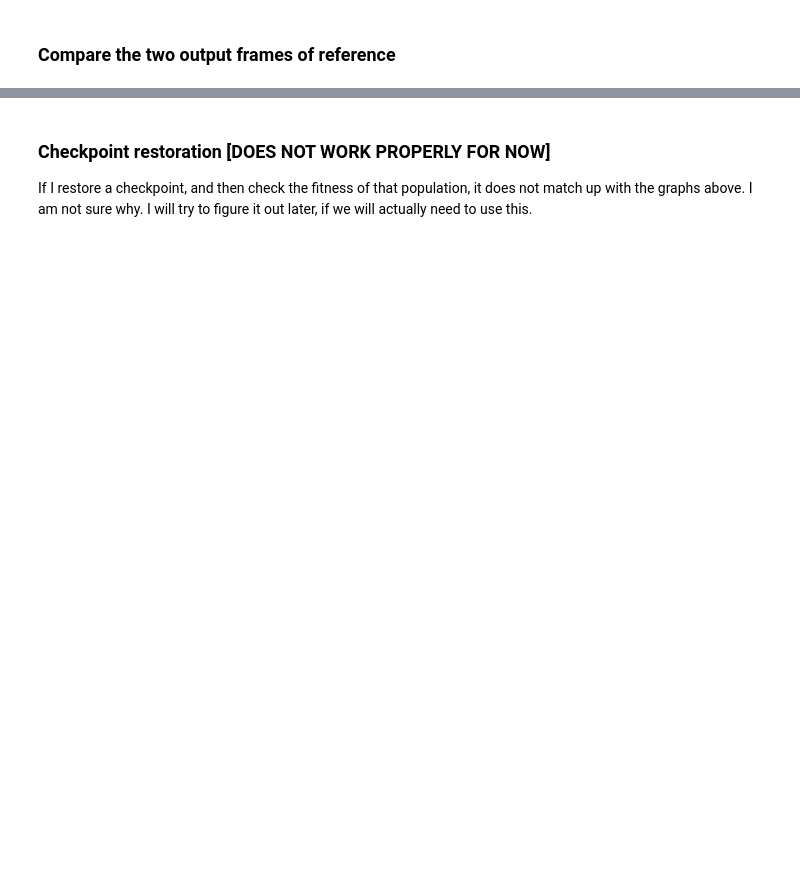
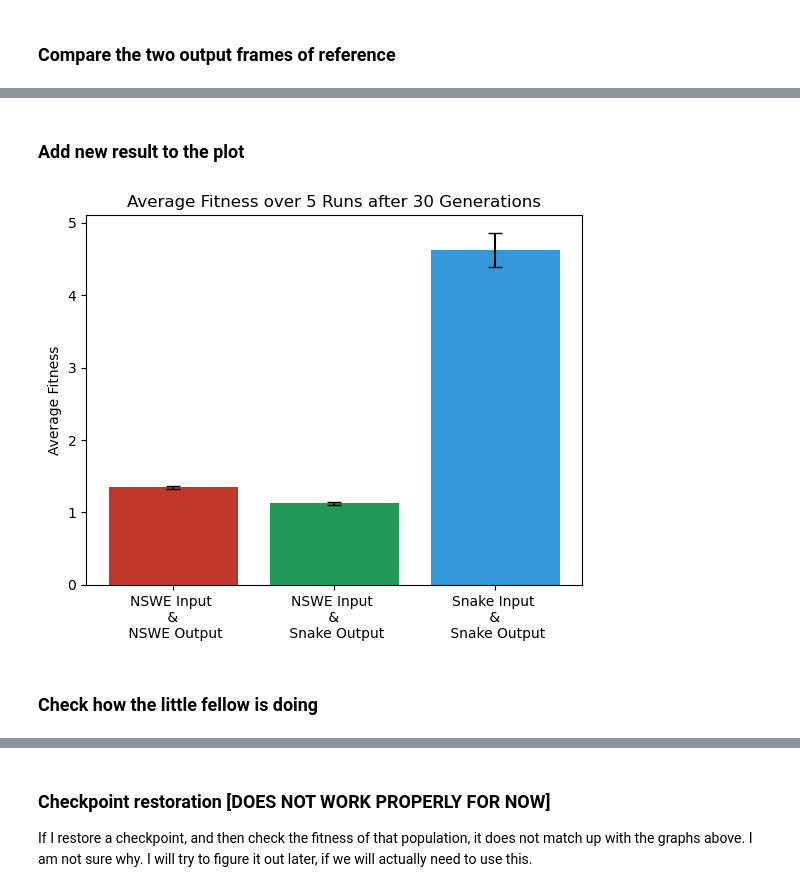
Before and after one commit to jasperpieterse/Brainy-Boa, a Jupyter notebook: brainy_boa.ipynb, the cells around one changed output, grey strips where cells are left out. Saved outputs shown, nothing was run; the diff lists cells and outputs as text; code cells hidden in the pictures; blank space fills up the shorter version.

```diff
--- a/brainy_boa.ipynb
+++ b/brainy_boa.ipynb
@@ -407,0 +213,23 @@ plt.show()
+# %%
+SnakeV2 = SnakeGame(input_features= ['wall', 'relative_body','relative_apple'],
+                          input_frame_of_reference= 'SNAKE',
+                          output_frame_of_reference= 'SNAKE',
+                          use_obstacles= False,
+                          n_runs = 5,
+                          n_generations = 30,
+                          time_interval= 200,
+                          checkpoint_interval= 10)
+
+#Update the NEAT configuration file with the input and output features of the BaselineSnake [This needs to be done every time the input features are changed]
+print(SnakeV2.neat_params['input_output']['DefaultGenome'])
+update_config('config-neat','DefaultGenome', SnakeV2.neat_params['input_output']['DefaultGenome'])
+
+#Run the NEAT algorithm on the SnakeV1
+SnakeV2_stats= SnakeV2.run_NEAT_repeated(neat_config_path)
+SnakeV2_winners = [stats.best_genome() for stats in SnakeV2_stats]
+best_run_idx = np.argmax([winner.fitness for winner in SnakeV2_winners])
+print(f"Best run: {best_run_idx} with fitness:§ {SnakeV2_winners[best_run_idx].fitness}")
+
+#Save results
+np.save(local_dir + '/' + Paths.RESULTS_PATH + 'SnakeV2_winners', SnakeV2_winners)
+np.save(local_dir + '/' + Paths.RESULTS_PATH + 'SnakeV2_stats', SnakeV2_stats)
@@ -407,0 +254,25 @@ plt.show()
+# %% [markdown]
+### Add new result to the plot
+# %%
+# Calculate average fitness and standard deviation over all runs
+average_fitness_V2= np.mean([np.array(stats.get_fitness_mean())[-1] for stats in SnakeV2_stats])
+std_fitness_V2 = np.std([np.array(stats.get_fitness_mean())[-1] for stats in SnakeV2_stats])
+
+# Data to plot
+fitness_means = [average_fitness_baseline, average_fitness_V1, average_fitness_V2]
+fitness_stds = [std_fitness_baseline, std_fitness_V1, std_fitness_V2]
+labels = ['NSWE Input \n & \n NSWE Output', 'NSWE Input \n & \n Snake Output', 'Snake Input \n & \n Snake Output']
+
+# Creating the bar plot
+fig, ax = plt.subplots()
+ax.bar(labels, fitness_means, yerr=fitness_stds, capsize=5, color=['#c0392b', '#229954', '#3498db'])
+ax.set_ylabel('Average Fitness')
+ax.set_title(f'Average Fitness over {BaselineSnake.N_RUNS} Runs after {BaselineSnake.N_GENERATIONS} Generations')
+
+# Show the plot
+plt.savefig(local_dir + '/' + Paths.RESULTS_PATH + '/fitness_comparison.png')
+plt.show()
+# %% [output]
+[figure, added]
+# %% [markdown]
+### Check how the little fellow is doing
```
Also changed, not shown: parts of 56 cells of this notebook, 3 other files.
